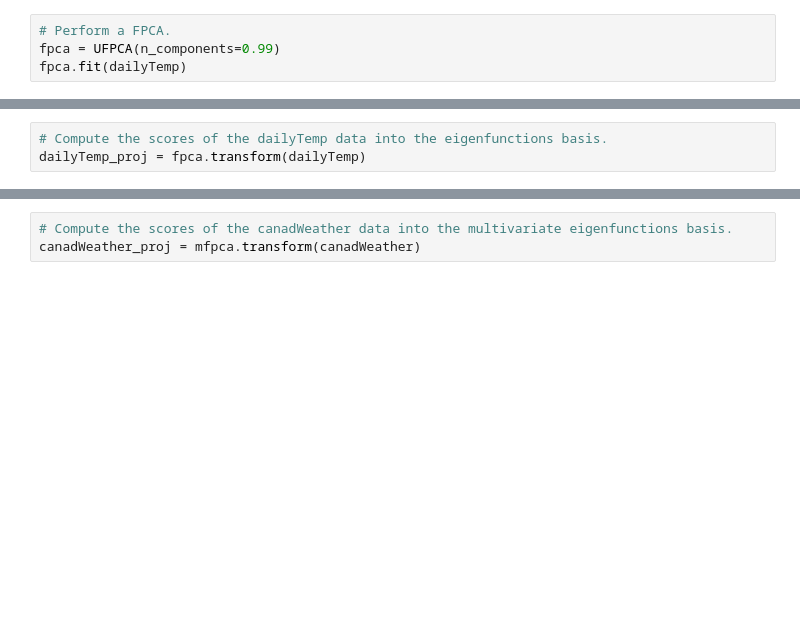
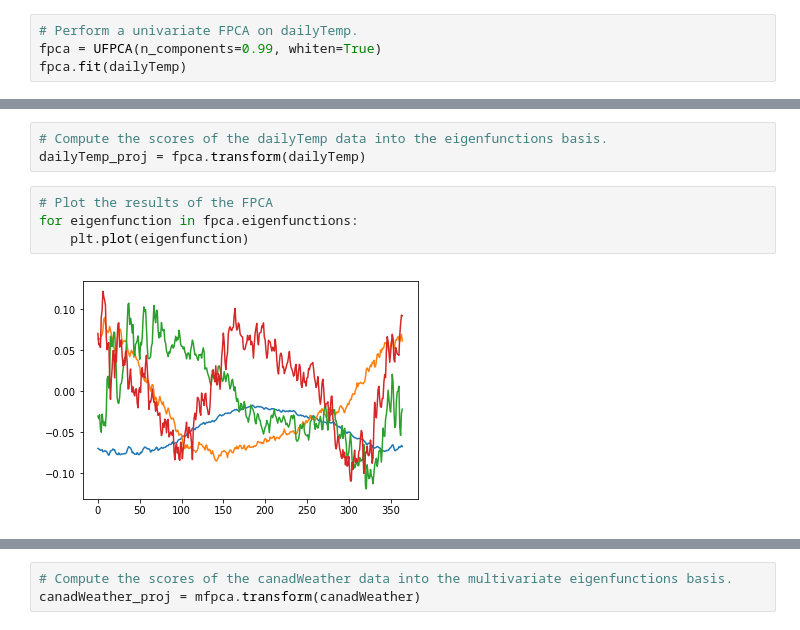
Before and after one commit to StevenGolovkine/FDApy, a Jupyter notebook: examples/canadian_weather.ipynb, the cells around one changed output, grey strips where cells are left out. Saved outputs shown, nothing was run; the diff lists cells and outputs as text; blank space fills up the shorter version.

Commit message:
Fix UFPCA

```diff
--- a/examples/canadian_weather.ipynb
+++ b/examples/canadian_weather.ipynb
@@ -172,11 +172,17 @@ values:
 # Add another function to a MultivariateFunctionalData
 #canadWeather.add(dailyTemp)
 # %%
-# Perform a FPCA.
-fpca = UFPCA(n_components=0.99)
+# Perform a univariate FPCA on dailyTemp.
+fpca = UFPCA(n_components=0.99, whiten=True)
 fpca.fit(dailyTemp)
 # %% [output]
 <FDApy.fpca.UFPCA at 0x...>
 # %%
 # Compute the scores of the dailyTemp data into the eigenfunctions basis.
 dailyTemp_proj = fpca.transform(dailyTemp)
+# %%
+# Plot the results of the FPCA
+for eigenfunction in fpca.eigenfunctions:
+    plt.plot(eigenfunction)
+# %% [output]
+[figure, added]
```
Also changed, not shown: parts of 15 cells of this notebook, 2 other files.
